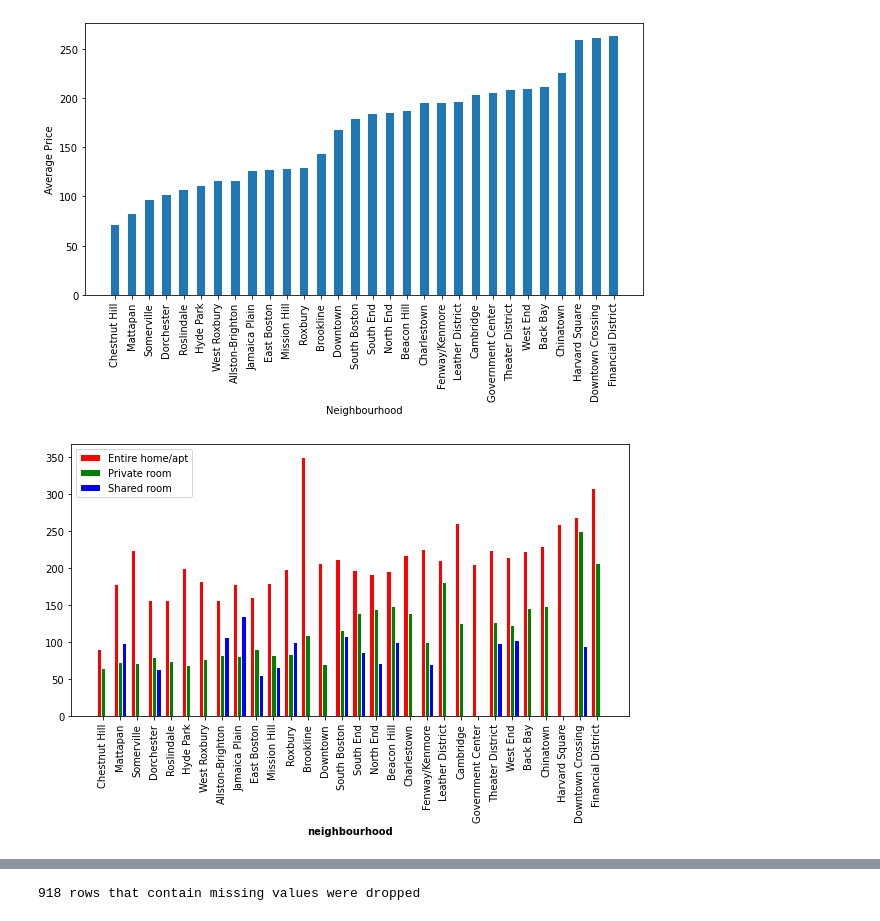
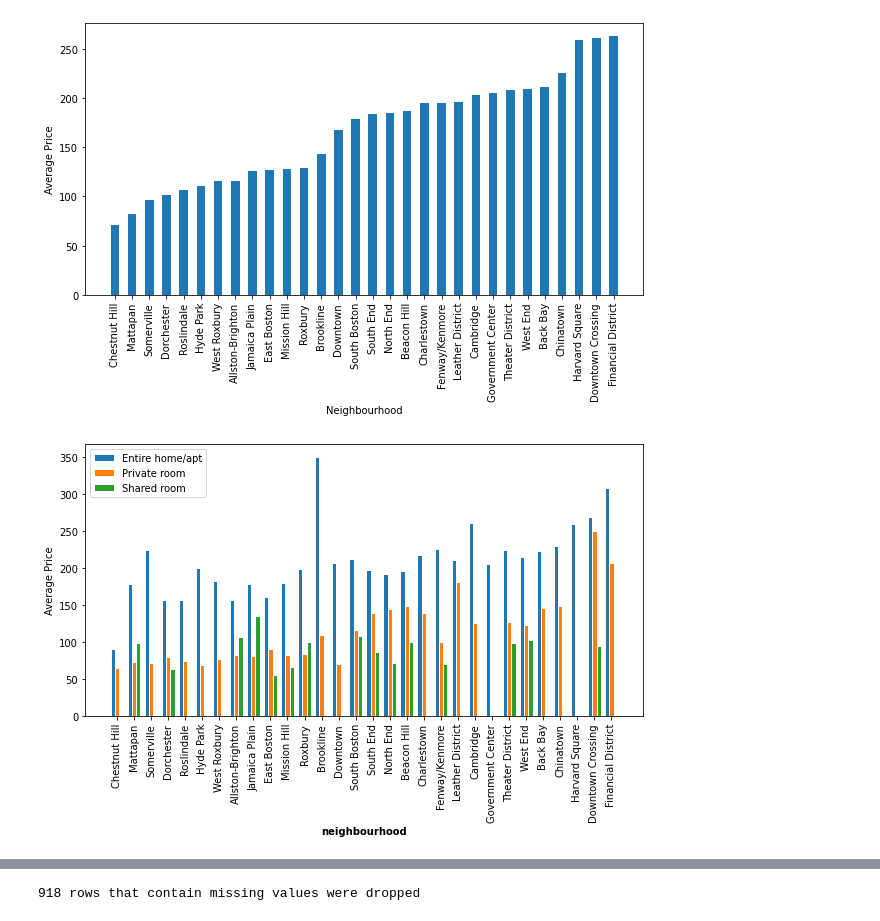
Before and after one commit to mai0elkady/Boston_airbnb_data_analysis, a Jupyter notebook: Boston_airbnb.ipynb, the cells around one changed output, grey strips where cells are left out. Saved outputs shown, nothing was run; the diff lists cells and outputs as text; code cells hidden in the pictures.

```diff
--- a/Boston_airbnb.ipynb
+++ b/Boston_airbnb.ipynb
@@ -292,7 +313,8 @@ plt.xticks(rotation=90);
 # %% [output]
 [figure]
 # %%
-#Do they neighbourhood offer larger rooms, study between the relationship of room_type and neighbourhood
+#plot the neighbourhood vs average price for different room types and sort them the same way as before
+
 neighbourhood_roomtype_df = pd.DataFrame({'neighbourhood':cat_df['neighbourhood'],
                                           'room_type':cat_df['room_type'],'price':quant_df['price']})
 neighbourhood_roomtype_df = neighbourhood_roomtype_df.sort_values(by=['price'])
@@ -304,38 +326,33 @@ bars = []
 labels = average_price_neighbour_rmtype['room_type'].unique()
 # set height of bar
 neighbourhoods = average_price_neighbour_rmtype['neighbourhood'].unique()
 i_s = len(neighbourhoods)
 j_s = len(labels)
 bars = np.ones((j_s,i_s))
 for i,neighbourhood in enumerate(orderd_neighbourhoods):
   subset = average_price_neighbour_rmtype[average_price_neighbour_rmtype['neighbourhood'] == neighbourhood]
   for j,rm_type in enumerate(average_price_neighbour_rmtype['room_type'].unique()):
-    #print(list(subset['room_type']))
     if(rm_type in list(subset['room_type'])):
       bars[j][i] = subset[subset['room_type']==rm_type]['price']
     else:
       bars[j][i] = 0
 
-
-# Set position of bar on X axis
 rs = np.ones((len(labels),len(bars[0])))
 rs[0,:] = np.arange(len(bars[0]))
 plt.figure(3,(10,5))
 for i in range(1,len(labels)):
   rs[i,:] = [x + barWidth for x in rs[i-1,:]]
-colors = ['r','g','b']
+colors = ['tab:blue','tab:orange','tab:green']
 for i in range(0,len(labels)):
   plt.bar(rs[i,:], bars[i], color=colors[i], width=barWidth, edgecolor='white', label=labels[i])
 
-# Add xticks on the middle of the group bars
 plt.xlabel('neighbourhood', fontweight='bold')
 plt.xticks([r + barWidth for r in range(len(bars[0]))],list(orderd_neighbourhoods))
-
-# Create legend & Show graphic
+plt.ylabel("Average Price")
 plt.legend()
 plt.xticks(rotation=90);
 plt.show()
 
 #if we were to arrange them by entire home/private room/ etc. we would get a different plot than before
 # %% [output]
-[figure, old version]
+[figure, new version]
```
Also changed, not shown: parts of 59 cells of this notebook.
